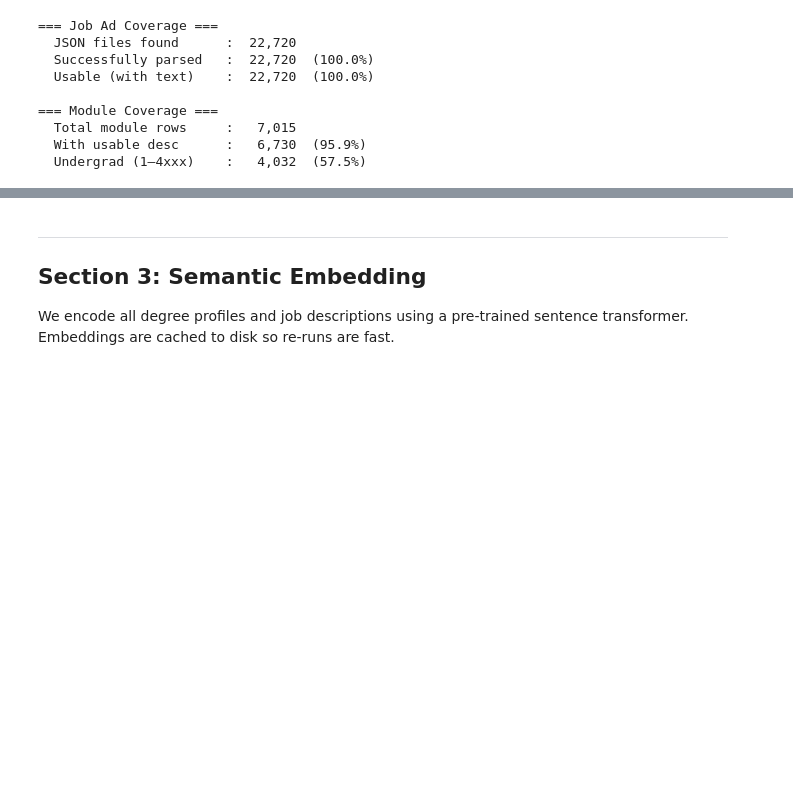
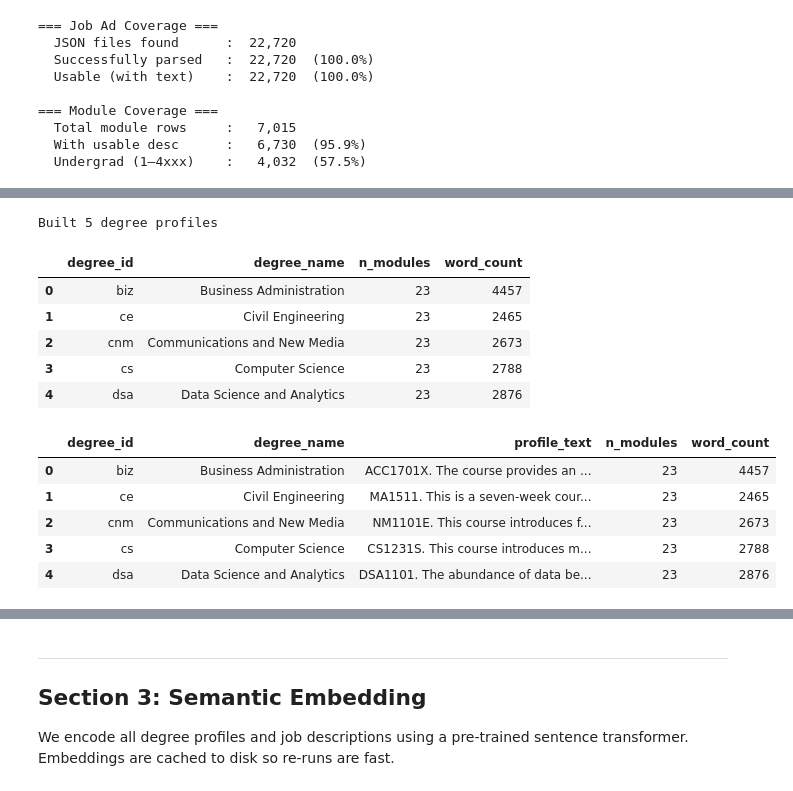
Before and after one commit to marcussyeo/DSA4264-Text-Group-3, a Jupyter notebook: notebooks/nus.ipynb, the cells around one changed output, grey strips where cells are left out. Drawn from its saved outputs; the diff is of its cells as text; code cells hidden in the pictures; blank space fills up the shorter version.

```diff
--- a/notebooks/nus.ipynb
+++ b/notebooks/nus.ipynb
@@ -360,0 +367,71 @@ B.Eng. Dissertation. In this course, students will do a research project over tw
+# %%
+MAX_WORDS_PER_PROFILE = 8000  # approximate token budget per degree
+
+degree_modules = degree_modules.copy()
+degree_modules['module_order'] = np.arange(len(degree_modules))
+
+# Keep only rows with usable module text
+degree_modules = degree_modules[
+    degree_modules['description_clean'].str.len() > 0
+].copy()
+
+def build_module_text(row: pd.Series) -> str:
+    """Create one text block per module using code + description + prerequisites."""
+    parts = [f"{row['moduleCode']}. {row['description_clean']}"]
+
+    prereq = row.get('prerequisite', '')
+    if isinstance(prereq, str) and prereq.strip():
+        parts.append(f"Prerequisites: {prereq.strip()}.")
+
+    return ' '.join(parts).strip()
+
+degree_modules['module_profile_text'] = degree_modules.apply(build_module_text, axis=1)
+
+def build_profile_text(group: pd.DataFrame, max_words: int = MAX_WORDS_PER_PROFILE) -> str:
+    """Concatenate module texts in core->common order, up to max_words."""
+    group = group.sort_values(['requirement_group', 'module_order'])
+
+    result = []
+    word_count = 0
+
+    for text in group['module_profile_text']:
+        words = text.split()
+        if word_count + len(words) > max_words:
+            remaining = max_words - word_count
+            if remaining > 10:
+                result.append(' '.join(words[:remaining]))
+            break
+
+        result.append(text)
+        word_count += len(words)
+
+    return ' '.join(result)
+
+degree_profiles = (
+    degree_modules
+    .groupby(['degree_id', 'degree_name'], as_index=False)
+    .apply(lambda g: pd.Series({
+        'profile_text': build_profile_text(g),
+        'n_modules': len(g),
+        'word_count': len(build_profile_text(g).split())
+    }))
+    .reset_index(drop=True)
+)
+
+print(f'Built {len(degree_profiles)} degree profiles')
+display(degree_profiles[['degree_id', 'degree_name', 'n_modules', 'word_count']])
+display(degree_profiles.head())
+# %% [output]
+Built 5 degree profiles
+|  | degree_id | degree_name | n_modules | word_count |
+| 0 | biz | Business Administration | 23 | 4457 |
+| 1 | ce | Civil Engineering | 23 | 2465 |
+| 2 | cnm | Communications and New Media | 23 | 2673 |
+| 3 | cs | Computer Science | 23 | 2788 |
+| 4 | dsa | Data Science and Analytics | 23 | 2876 |
+|  | degree_id | degree_name | profile_text | n_modules | word_count |
+| 0 | biz | Business Administration | ACC1701X. The course provides an ... | 23 | 4457 |
+| 1 | ce | Civil Engineering | MA1511. This is a seven-week cour... | 23 | 2465 |
+| 2 | cnm | Communications and New Media | NM1101E. This course introduces f... | 23 | 2673 |
+| 3 | cs | Computer Science | CS1231S. This course introduces m... | 23 | 2788 |
+| 4 | dsa | Data Science and Analytics | DSA1101. The abundance of data be... | 23 | 2876 |
```
Also changed, not shown: parts of 8 cells of this notebook.
